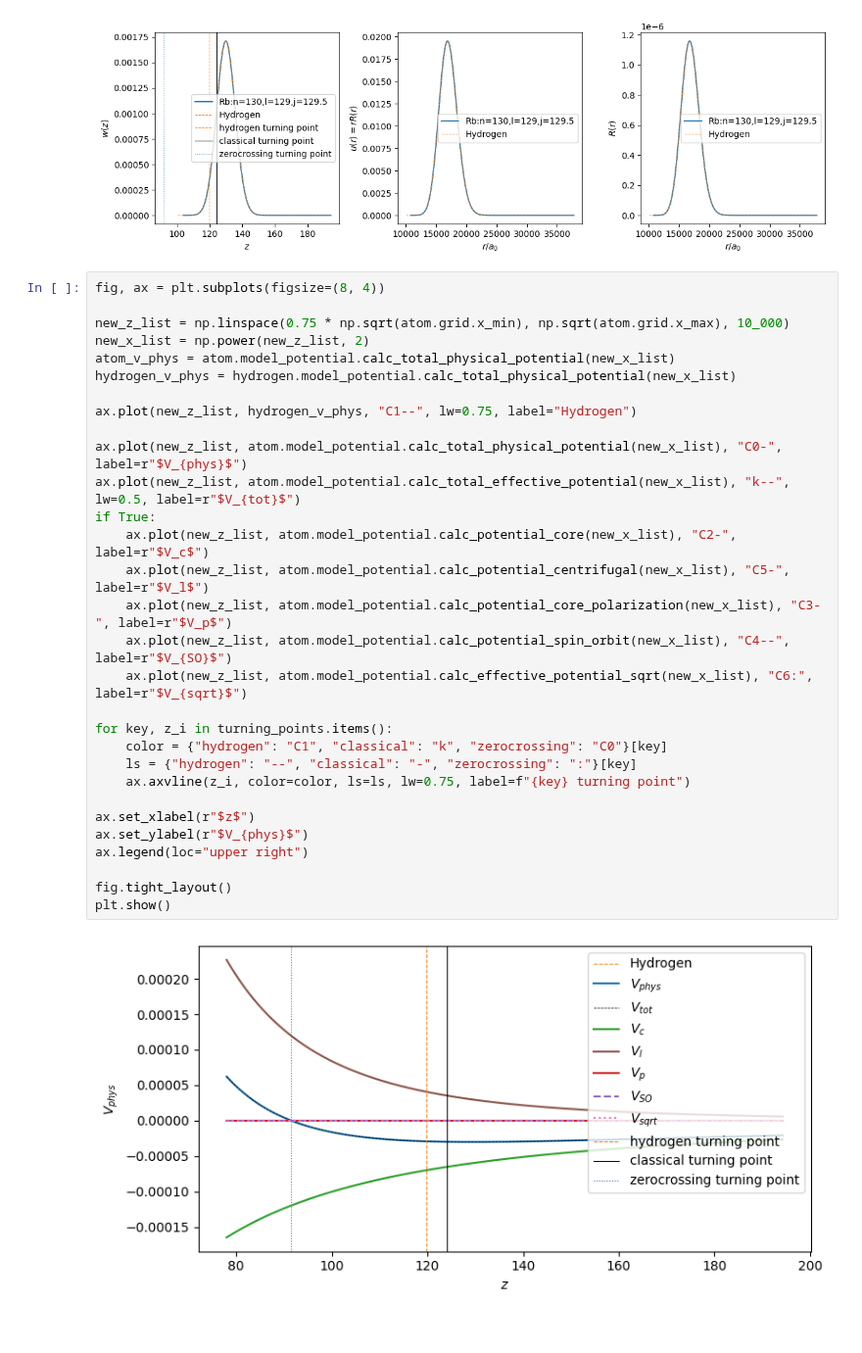
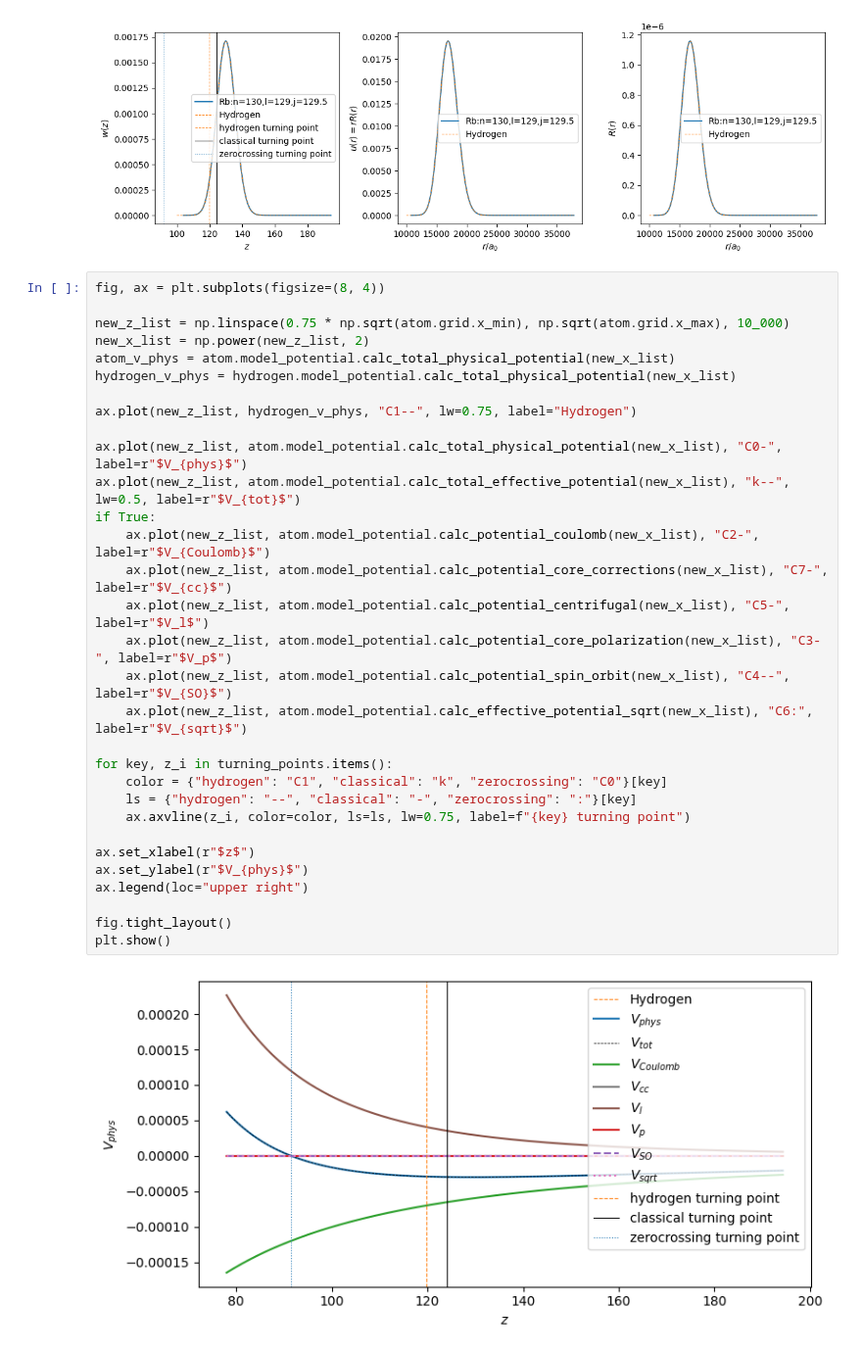
Before and after one commit to pairinteraction/ryd-numerov, a Jupyter notebook: docs/examples/rubidium_wavefunction.ipynb, the cells around one changed output. Shown at 98% size. Saved outputs shown, nothing was run; the diff lists cells and outputs as text.

Commit message:
improve model potential

```diff
--- a/docs/examples/rubidium_wavefunction.ipynb
+++ b/docs/examples/rubidium_wavefunction.ipynb
@@ -65,32 +59,33 @@ plt.show()
 # %%
 fig, ax = plt.subplots(figsize=(8, 4))
 
 new_z_list = np.linspace(0.75 * np.sqrt(atom.grid.x_min), np.sqrt(atom.grid.x_max), 10_000)
 new_x_list = np.power(new_z_list, 2)
 atom_v_phys = atom.model_potential.calc_total_physical_potential(new_x_list)
 hydrogen_v_phys = hydrogen.model_potential.calc_total_physical_potential(new_x_list)
 
 ax.plot(new_z_list, hydrogen_v_phys, "C1--", lw=0.75, label="Hydrogen")
 
 ax.plot(new_z_list, atom.model_potential.calc_total_physical_potential(new_x_list), "C0-", label=r"$V_{phys}$")
 ax.plot(new_z_list, atom.model_potential.calc_total_effective_potential(new_x_list), "k--", lw=0.5, label=r"$V_{tot}$")
 if True:
-    ax.plot(new_z_list, atom.model_potential.calc_potential_core(new_x_list), "C2-", label=r"$V_c$")
+    ax.plot(new_z_list, atom.model_potential.calc_potential_coulomb(new_x_list), "C2-", label=r"$V_{Coulomb}$")
+    ax.plot(new_z_list, atom.model_potential.calc_potential_core_corrections(new_x_list), "C7-", label=r"$V_{cc}$")
     ax.plot(new_z_list, atom.model_potential.calc_potential_centrifugal(new_x_list), "C5-", label=r"$V_l$")
     ax.plot(new_z_list, atom.model_potential.calc_potential_core_polarization(new_x_list), "C3-", label=r"$V_p$")
     ax.plot(new_z_list, atom.model_potential.calc_potential_spin_orbit(new_x_list), "C4--", label=r"$V_{SO}$")
     ax.plot(new_z_list, atom.model_potential.calc_effective_potential_sqrt(new_x_list), "C6:", label=r"$V_{sqrt}$")
 
 for key, z_i in turning_points.items():
     color = {"hydrogen": "C1", "classical": "k", "zerocrossing": "C0"}[key]
     ls = {"hydrogen": "--", "classical": "-", "zerocrossing": ":"}[key]
     ax.axvline(z_i, color=color, ls=ls, lw=0.75, label=f"{key} turning point")
 
 ax.set_xlabel(r"$z$")
 ax.set_ylabel(r"$V_{phys}$")
 ax.legend(loc="upper right")
 
 fig.tight_layout()
 plt.show()
 # %% [output]
-[figure, old version]
+[figure, new version]
```
Also changed, not shown: parts of 2 cells of this notebook, 4 other files.
